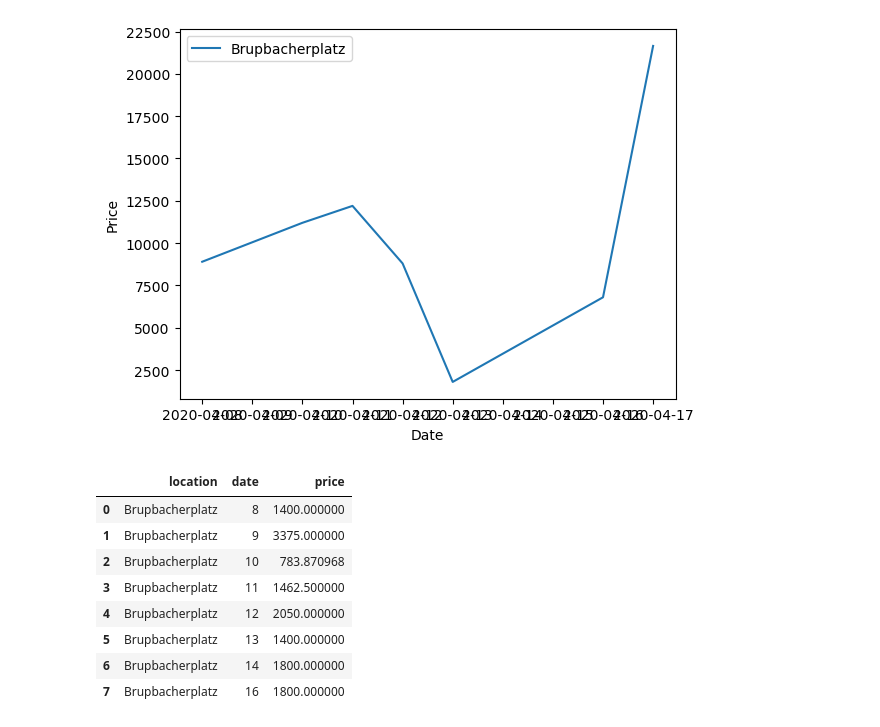
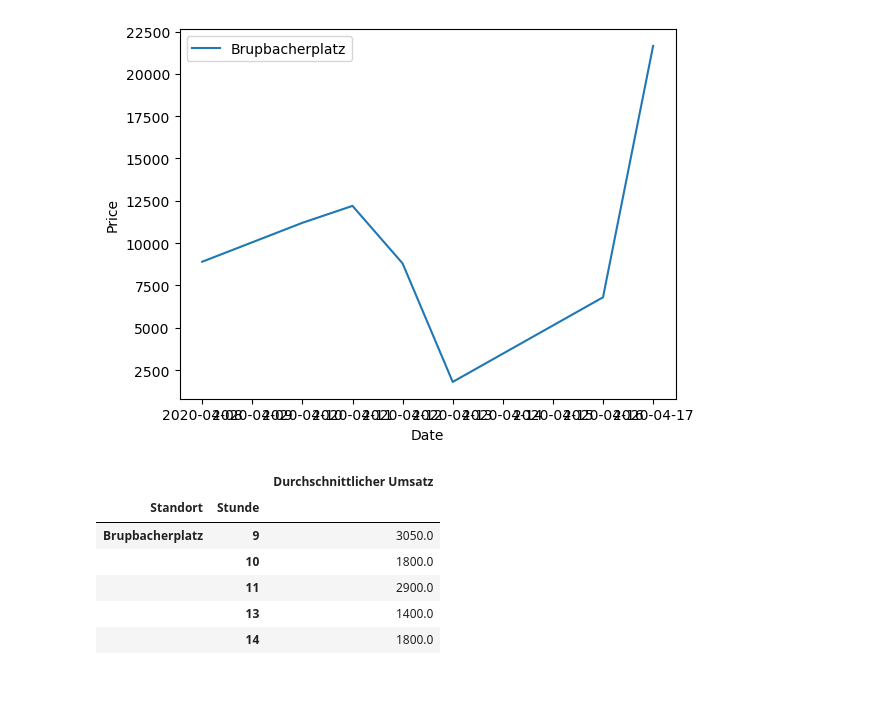
Before and after one commit to Gelateria-di-Berna/Dashboard, a Jupyter notebook: manipulator.ipynb, the cells around one changed output. Saved outputs shown, nothing was run; the diff lists cells and outputs as text; code cells hidden in the pictures; blank space fills up the shorter version.

Commit message:
Refactored dataframe logic into separate class

```diff
--- a/src/manipulator.ipynb
+++ b/manipulator.ipynb
@@ -77,15 +85,17 @@ df_hourly_profit = pd.DataFrame(df.groupby([df["location"], df["date"].dt.hour])
-# %%
-df_hourly_profit = df_hourly_profit.reset_index()
-df_hourly_profit[df_hourly_profit["location"] == "Brupbacherplatz"]
-# %% [output]
-|  | location | date | price |
-| 0 | Brupbacherplatz | 8 | 1400.000000 |
-| 1 | Brupbacherplatz | 9 | 3375.000000 |
-| 2 | Brupbacherplatz | 10 | 783.870968 |
-| 3 | Brupbacherplatz | 11 | 1462.500000 |
-| 4 | Brupbacherplatz | 12 | 2050.000000 |
-| 5 | Brupbacherplatz | 13 | 1400.000000 |
-| 6 | Brupbacherplatz | 14 | 1800.000000 |
-| 7 | Brupbacherplatz | 16 | 1800.000000 |
+# %%
+df_filtered = filter_date_range(df, start, end)
+
+df_hourly_profit = pd.DataFrame(df_filtered.groupby([df_filtered["location"], df_filtered["date"].dt.hour])["price"].mean().round(2))
+df_hourly_profit.index.set_names(["Standort", "Stunde"], inplace=True)
+df_hourly_profit.rename(columns={"price":"Durchschnittlicher Umsatz"}, inplace=True)
+df_hourly_profit
+# %% [output]
+|  |  | Durchschnittlicher Umsatz |
+| Standort | Stunde |  |
+| Brupbacherplatz | 9 | 3050.0 |
+|  | 10 | 1800.0 |
+|  | 11 | 2900.0 |
+|  | 13 | 1400.0 |
+|  | 14 | 1800.0 |
 # %%
 plt.bar(
```
Also changed, not shown: parts of 8 cells of this notebook, 7 other files.
